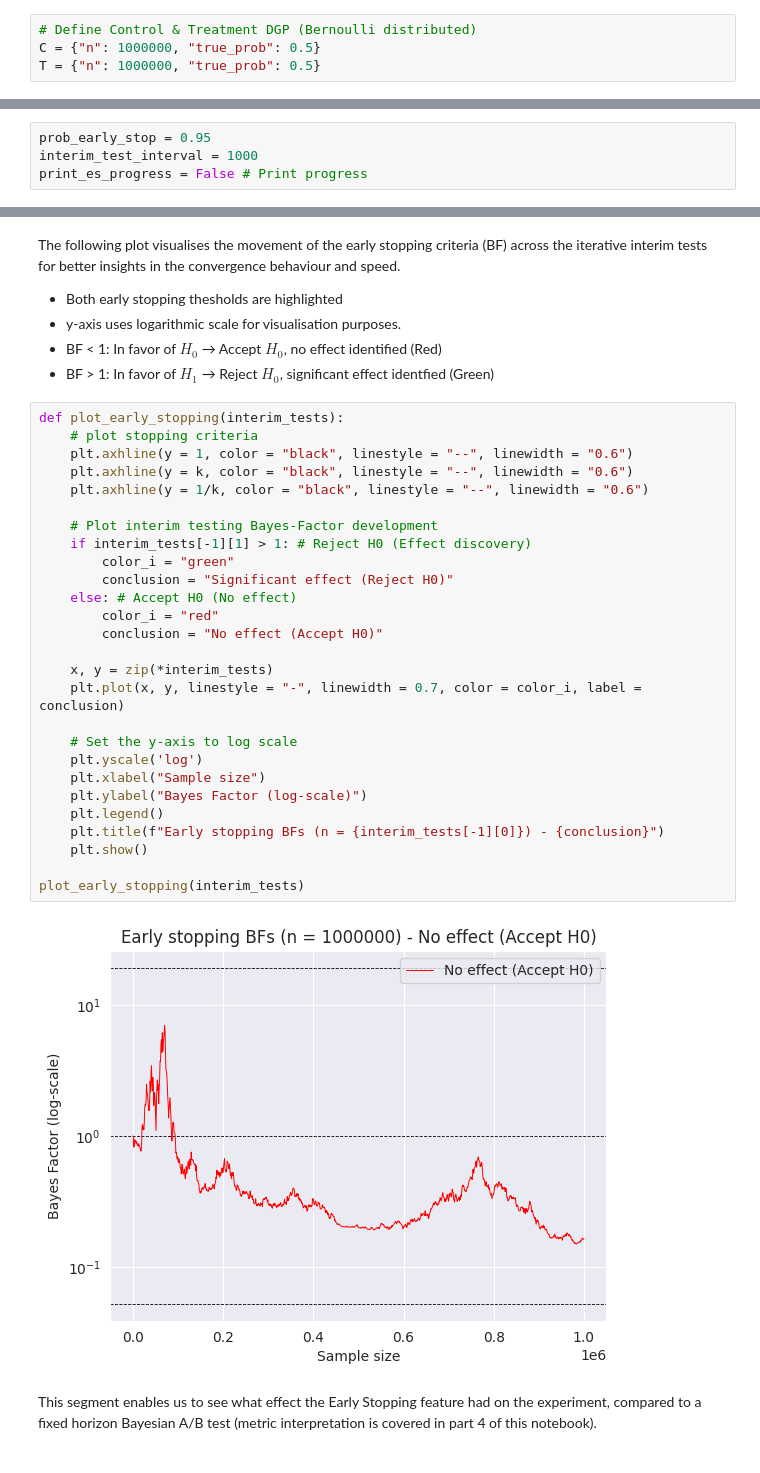
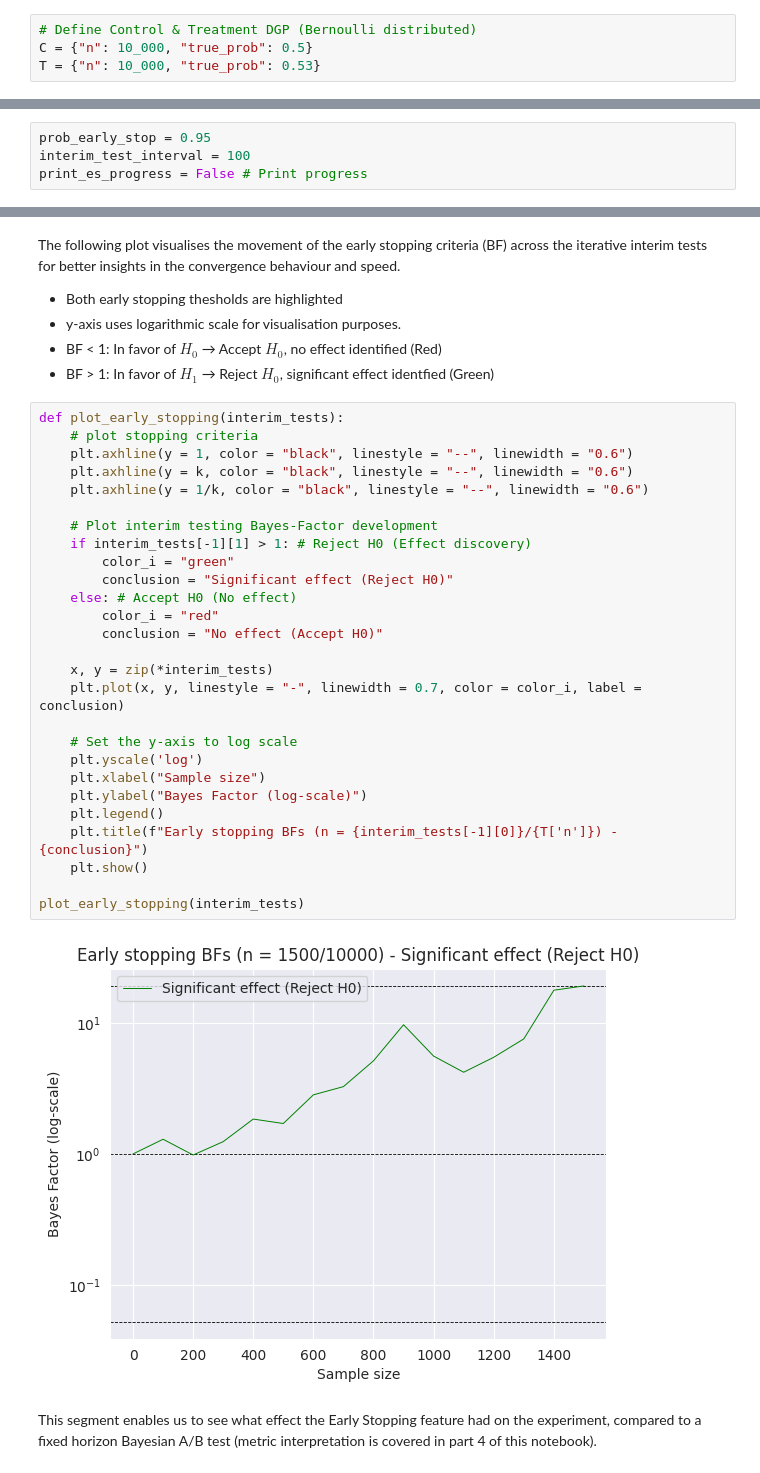
Before and after one commit to Richie-Lee/Bayesian_AB_Test, a Jupyter notebook: Introduction_Bayesian_AB_Testing.ipynb, the cells around one changed output, grey strips where cells are left out. Drawn from its saved outputs; the diff is of its cells as text.

````diff
--- a/Introduction_Bayesian_AB_Testing.ipynb
+++ b/Introduction_Bayesian_AB_Testing.ipynb
@@ -68,8 +68,8 @@ Output:
   - ``sample_conversion_rate`` = conversion rate of sample
 # %%
 # Define Control & Treatment DGP (Bernoulli distributed)
-C = {"n": 1000000, "true_prob": 0.5}
-T = {"n": 1000000, "true_prob": 0.5}
+C = {"n": 10_000, "true_prob": 0.5}
+T = {"n": 10_000, "true_prob": 0.53}
 # %%
 def get_bernoulli_sample(mean, n):
     # Sample bernoulli distribution with relevant metrics
@@ -568,7 +567,7 @@ User input:
 - ```print_es_progress``` = Print progress in terms of samples collected
 # %%
 prob_early_stop = 0.95
-interim_test_interval = 1000
+interim_test_interval = 100
 print_es_progress = False # Print progress
 # %% [markdown]
 ## Interpretation hyperparameter *k*
@@ -628,32 +627,32 @@ The following plot visualises the movement of the early stopping criteria (BF) a
 # %%
 def plot_early_stopping(interim_tests):
     # plot stopping criteria
     plt.axhline(y = 1, color = "black", linestyle = "--", linewidth = "0.6")
     plt.axhline(y = k, color = "black", linestyle = "--", linewidth = "0.6")
     plt.axhline(y = 1/k, color = "black", linestyle = "--", linewidth = "0.6")
 
     # Plot interim testing Bayes-Factor development
     if interim_tests[-1][1] > 1: # Reject H0 (Effect discovery)
         color_i = "green"
         conclusion = "Significant effect (Reject H0)"
     else: # Accept H0 (No effect)
         color_i = "red"
         conclusion = "No effect (Accept H0)"
 
     x, y = zip(*interim_tests)
     plt.plot(x, y, linestyle = "-", linewidth = 0.7, color = color_i, label = conclusion)
 
     # Set the y-axis to log scale
     plt.yscale('log')
     plt.xlabel("Sample size")
     plt.ylabel("Bayes Factor (log-scale)")
     plt.legend()
-    plt.title(f"Early stopping BFs (n = {interim_tests[-1][0]}) - {conclusion}")
+    plt.title(f"Early stopping BFs (n = {interim_tests[-1][0]}/{T['n']}) - {conclusion}")
     plt.show()
 
 plot_early_stopping(interim_tests)
 # %% [output]
-[figure, old version]
+[figure, new version]
 # %% [markdown]
 This segment enables us to see what effect the Early Stopping feature had on the experiment, compared to a fixed horizon Bayesian A/B test (metric interpretation is covered in part 4 of this notebook).
 # %%
````
Also changed, not shown: parts of 12 cells of this notebook.
